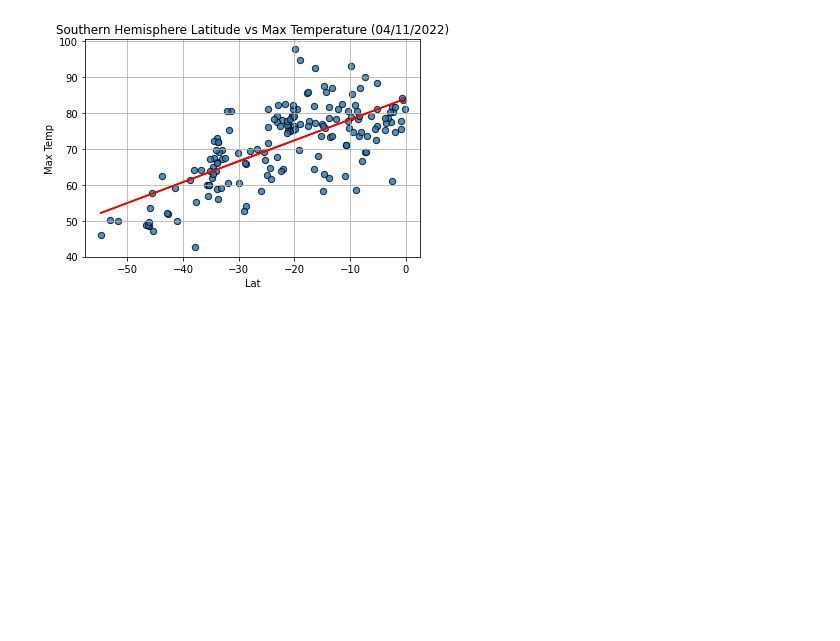
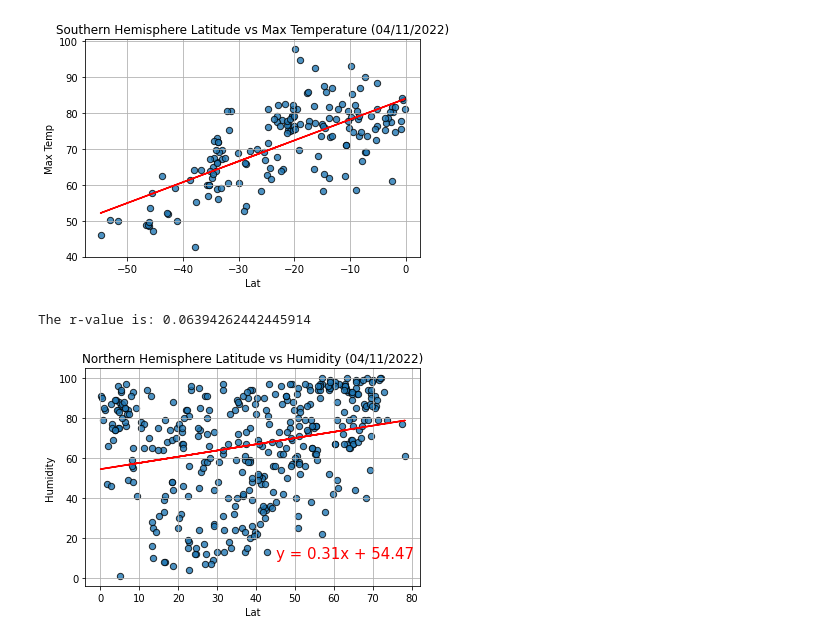
Before and after one commit to colebarnes7/python-api-challenge, a Jupyter notebook: WeatherPy/WeatherPy.ipynb, the cells around one changed output. Cells and saved outputs as stored; diff of their text form; code cells hidden in the pictures; blank space fills up the shorter version.

Commit message:
Added all other northern and southern hemisphere latitude plots

```diff
--- a/WeatherPy/WeatherPy.ipynb
+++ b/WeatherPy/WeatherPy.ipynb
@@ -236,3 +236,27 @@ plt.savefig("Output_Data/SH_Latitude_Temperature.png")
 # %% [output]
 The r-value is: 0.484629200059057
 [figure]
+# %%
+# Plots the latitude vs humidity for northern hemisphere cities
+northernhem.plot("Lat", "Humidity", kind="scatter", grid=True, s=40, edgecolors="black", alpha=0.80,
+            title="Northern Hemisphere Latitude vs Humidity (04/11/2022)")
+
+# Sets the x and y values for the linear regression
+x_values = northernhem["Lat"]
+y_values = northernhem["Humidity"]
+
+# Sets up the linear regression and adds to the plot
+(slope, intercept, rvalue, pvalue, stderr) = linregress(x_values, y_values)
+regress_values = x_values * slope + intercept
+line_eq = "y = " + str(round(slope,2)) + "x + " + str(round(intercept,2))
+plt.plot(x_values,regress_values,"r-")
+plt.annotate(line_eq,(45,10),fontsize=15,color="red")
+
+# Prints the r-value
+print(f"The r-value is: {rvalue**2}")
+
+# Saves the plot as a png file in the output folder
+plt.savefig("Output_Data/NH_Latitude_Humidity.png")
+# %% [output]
+The r-value is: 0.06394262442445914
+[figure, added]
```
Also changed, not shown: parts of 7 cells of this notebook, 6 other files.
